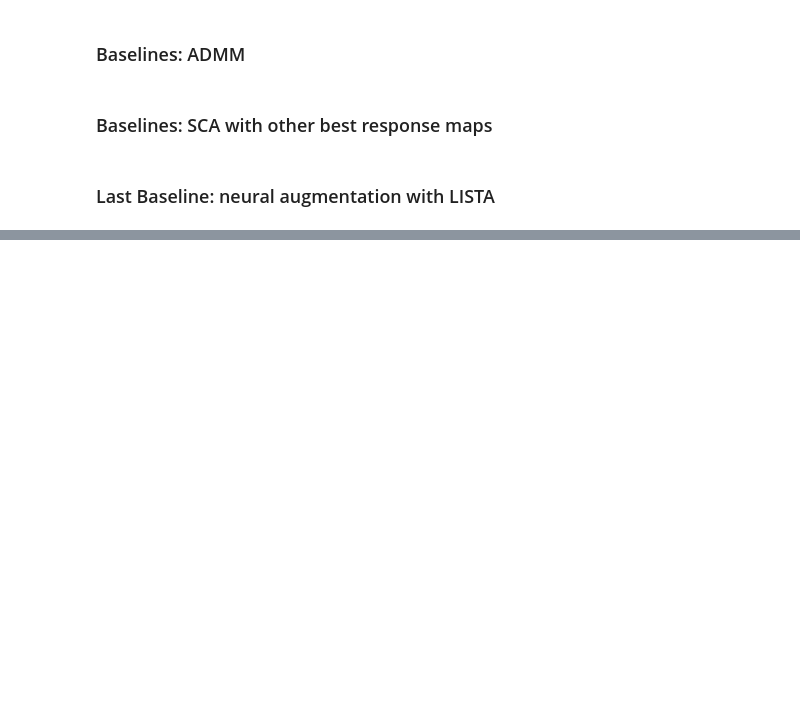
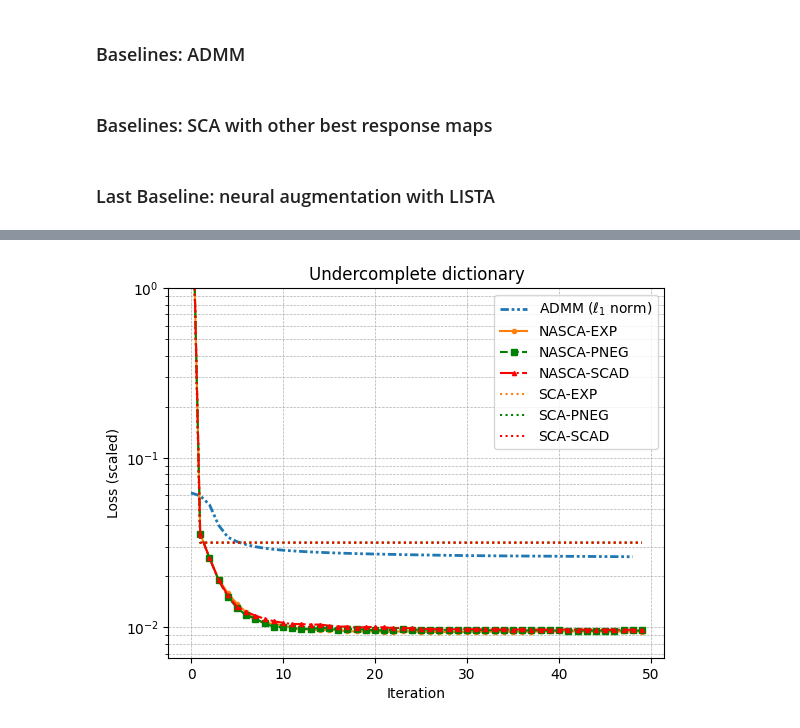
Before and after one commit to LeoDiNino97/NonconvexSparseLearningUnrolledSCA, a Jupyter notebook: Dictionary Learning/DL_primer.ipynb, the cells around one changed output, grey strips where cells are left out. Saved outputs shown, nothing was run; the diff lists cells and outputs as text; code cells hidden in the pictures; blank space fills up the shorter version.

```diff
--- a/Dictionary Learning/DL_primer.ipynb
+++ b/Dictionary Learning/DL_primer.ipynb
@@ -965,0 +941,32 @@ plt.show()
+# %%
+_, _, loss1 = ADMM_DL(Y, 100, MAX_ITER = 50)
+_, _, loss2 = NASCADictionaryLearning(Y, 100, 'EXP', max_iter=50, verbose = False)
+_, _, loss3 = NASCADictionaryLearning(Y, 100, 'PNEG', max_iter=50, verbose = False)
+_, _, loss4 = NASCADictionaryLearning(Y, 100, 'SCAD', max_iter=50, verbose = False)
+_, _, loss5 = SCADictionaryLearning(Y, 100, 'EXP', max_iter=50)
+_, _, loss6 = SCADictionaryLearning(Y, 100, 'PNEG', max_iter=50)
+_, _, loss7 = SCADictionaryLearning(Y, 100, 'SCAD', max_iter=50)
+_, _, loss8 = LISTADictionaryLearning(Y, 100, max_iter = 50, verbose = False)
+
+plt.plot([L / 1000 for L in loss1], color="#1f77b4", label='ADMM ($\ell_1$ norm)', linestyle=(0, (3, 1, 1, 1, 1, 1)), linewidth=2)
+plt.plot([L / 1000 for L in loss2], color='#ff7f0e', label='NASCA-EXP', linestyle='-', marker='o', markersize=3)
+plt.plot([L / 1000 for L in loss3], color='green', label='NASCA-PNEG', linestyle='--', marker='s', markersize=4)
+plt.plot([L / 1000 for L in loss4], color='red', label='NASCA-SCAD', linestyle='-.', marker='^', markersize=3)
+plt.plot([L / 1000 for L in loss5], color='#ff7f0e', label='SCA-EXP', linestyle='dotted')
+plt.plot([L / 1000 for L in loss6], color='green', label='SCA-PNEG', linestyle='dotted')
+plt.plot([L / 1000 for L in loss7], color='red', label='SCA-SCAD', linestyle='dotted')
+#plt.plot([L / 1000 for L in loss8], color='purple', label='NASCA-LISTA', linestyle='-', marker=">", markersize=3)
+
+plt.yscale('log')
+plt.ylim((0, 1))
+
+plt.legend()
+plt.xlabel('Iteration')
+plt.ylabel('Loss (scaled)')
+
+plt.title('Undercomplete dictionary')
+plt.grid(True, which="both", ls="--", linewidth=0.5)
+
+plt.show()
+# %% [output]
+[figure, added]
```
Also changed, not shown: parts of 18 cells of this notebook, 2 other files.
